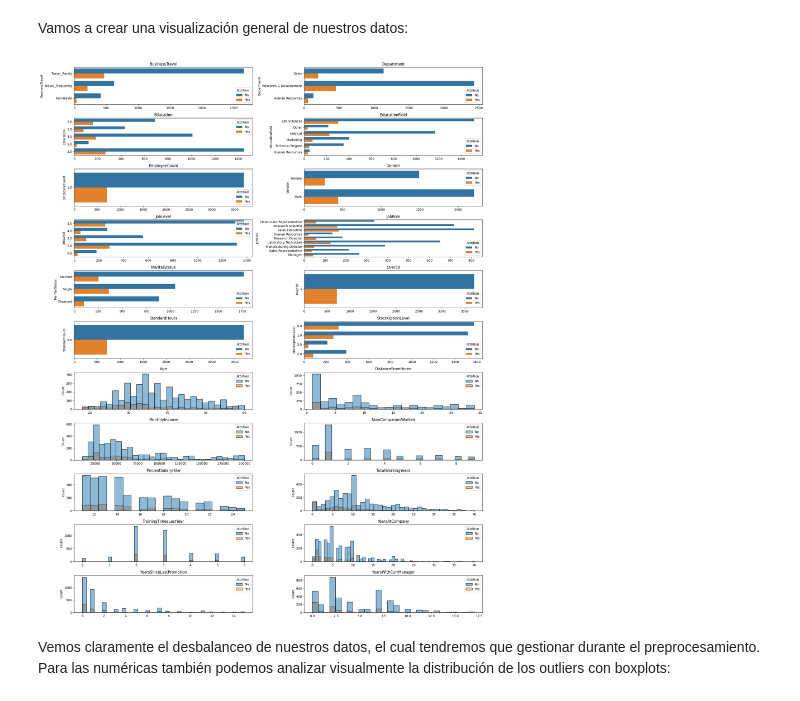
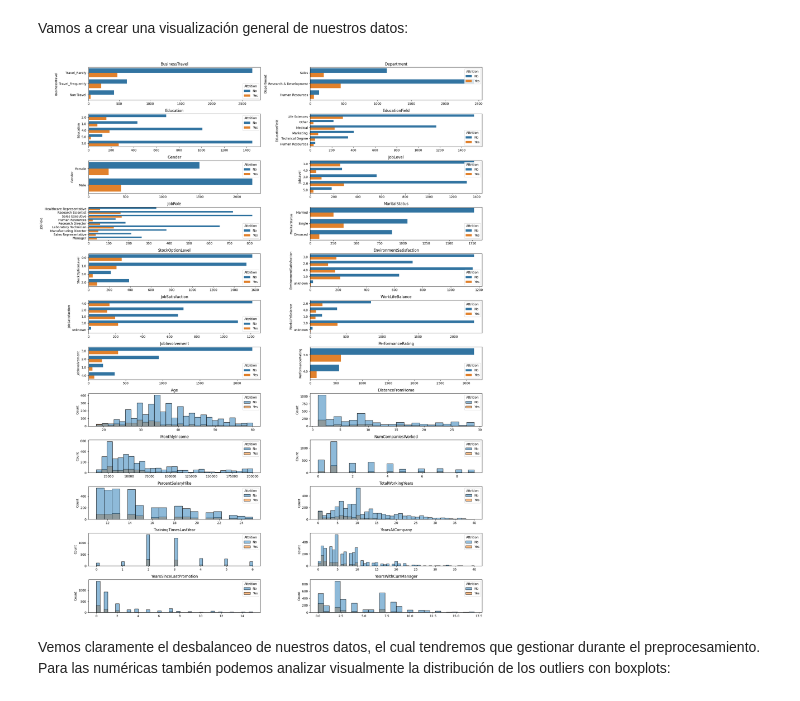
Before and after one commit to yanruwu/Proyecto7-Clasificacion, a Jupyter notebook: notebooks/1-eda.ipynb, the cells around one changed output. Cells and saved outputs as stored; diff of their text form; code cells hidden in the pictures.

```diff
--- a/notebooks/1-eda.ipynb
+++ b/notebooks/1-eda.ipynb
@@ -168,6 +181,6 @@ df_imput = pd.DataFrame(imputer.fit_transform(df_general.select_dtypes("number")
 [IterativeImputer] Early stopping criterion reached.
 # %%
-df_general[df_imput.columns] = df_imput
+df_total[df_imput.columns] = df_imput
 # %% [markdown]
 Ahora no nos deberían quedar nulos en nuestras categorías:
 # %%
@@ -193,5 +206,5 @@ dtype: bool
 # %% [markdown]
 Para las imputadas, vamos a transformar en int, ya que no tiene sentido que el número de empresas donde han trabajado los empleados sea decimal, y los años totales son enteros, no cuentan años parciales.
 # %%
-df_general[["TotalWorkingYears", "NumCompaniesWorked"]] = df_general[["TotalWorkingYears", "NumCompaniesWorked"]].astype(int)
+df_total[["TotalWorkingYears", "NumCompaniesWorked"]] = df_total[["TotalWorkingYears", "NumCompaniesWorked"]].astype(int)
 # %%
@@ -236,12 +249,12 @@ Además nuestra variable respuesta es `Attrition` y tenemos una variable de valo
 num_cols = ["Age", "DistanceFromHome", "MonthlyIncome", "NumCompaniesWorked",
             "PercentSalaryHike", "TotalWorkingYears", "TrainingTimesLastYear",
             "YearsAtCompany", "YearsSinceLastPromotion", "YearsWithCurrManager"]
-cat_cols = df_general.drop(columns=num_cols).columns.drop(["Attrition", "EmployeeID"])
+cat_cols = df_total.drop(columns=num_cols).columns.drop(["Attrition", "EmployeeID"])
 
 response_var = "Attrition"
 # %%
-df_general[num_cols] = df_general[num_cols].astype(float)
-df_general[cat_cols] = df_general[cat_cols].astype(str)
+df_total[num_cols] = df_total[num_cols].astype(float)
+df_total[cat_cols] = df_total[cat_cols].astype(str)
 # %% [markdown]
 Podemos comprobar la distribución de nuestros datos según nuestra variable respuesta.
 # %%
@@ -258,9 +271,9 @@ Vemos que realmente hay un desbalance importante, el cual dejaremos estar por ah
 # %% [markdown]
 Vamos a crear una visualización general de nuestros datos:
 # %%
-plot_rv_dists(df_general, "Attrition", cat_cols=cat_cols, num_cols=num_cols)
+plot_rv_dists(df_total, "Attrition", cat_cols=cat_cols, num_cols=num_cols)
 # %% [output]
-[figure, old version]
+[figure, new version]
 # %% [markdown]
 Vemos claramente el desbalanceo de nuestros datos, el cual tendremos que gestionar durante el preprocesamiento. Para las numéricas también podemos analizar visualmente la distribución de los outliers con boxplots:
 # %%
```
Also changed, not shown: parts of 16 cells of this notebook, 17 other files.
